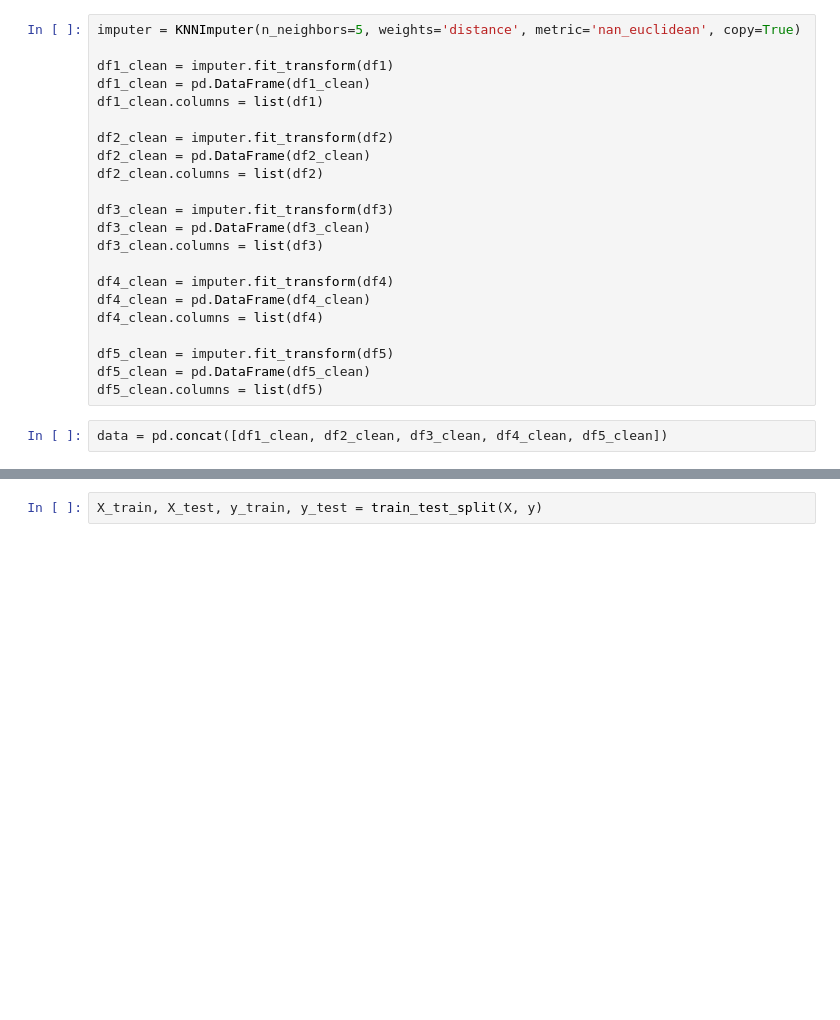
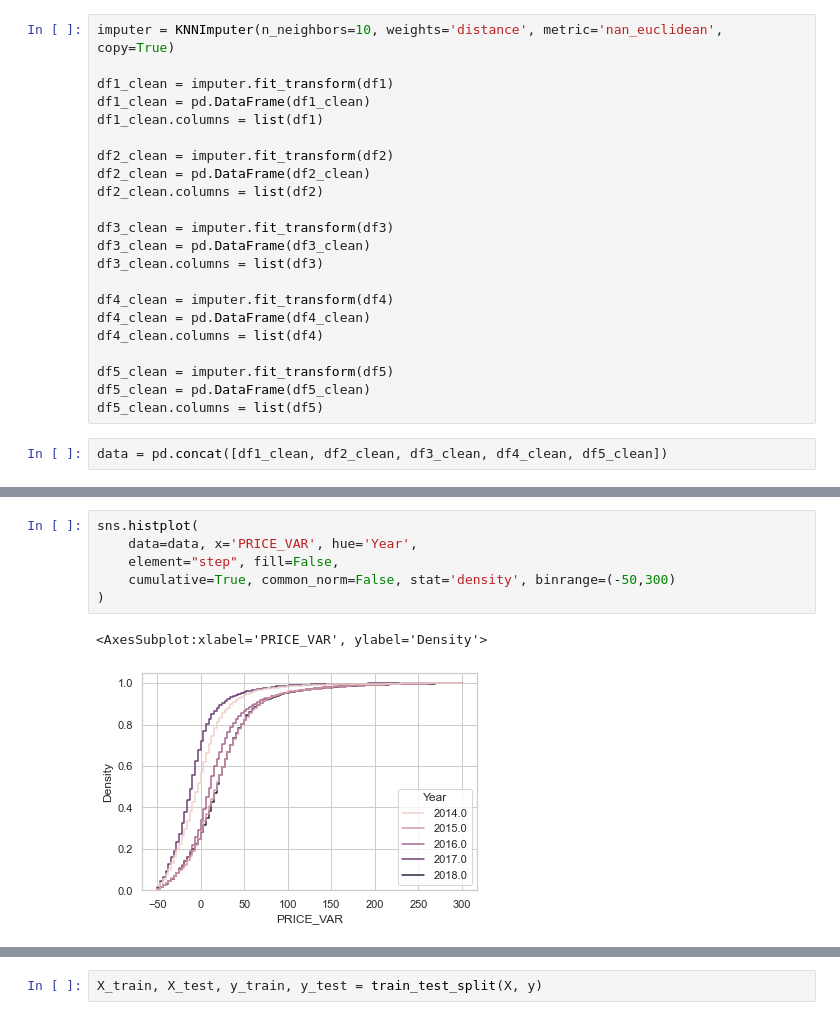
Before and after one commit to gfting/MATH-3660-final-proj, a Jupyter notebook: main.ipynb, the cells around one changed output, grey strips where cells are left out. Cells and saved outputs as stored; diff of their text form; blank space fills up the shorter version.

```diff
--- a/main.ipynb
+++ b/main.ipynb
@@ -76,7 +81,7 @@ spy2019 = spy.loc[['2019-01-01','2020-01-01']]['Open']
 spy2019change = ((spy2019[1] - spy2019[0]) / spy2019[0]) * 100
 df5['Beat Spy'] = df5.apply(lambda row: better_than_spy(row, spy2019change), axis=1)
 # %%
-imputer = KNNImputer(n_neighbors=5, weights='distance', metric='nan_euclidean', copy=True)
+imputer = KNNImputer(n_neighbors=10, weights='distance', metric='nan_euclidean', copy=True)
 
 df1_clean = imputer.fit_transform(df1)
 df1_clean = pd.DataFrame(df1_clean)
@@ -113,0 +118,9 @@ display(data_info)
+# %%
+sns.histplot(
+    data=data, x='PRICE_VAR', hue='Year',
+    element="step", fill=False,
+    cumulative=True, common_norm=False, stat='density', binrange=(-50,300)
+)
+# %% [output]
+<AxesSubplot:xlabel='PRICE_VAR', ylabel='Density'>
+[figure, added]
```
Also changed, not shown: parts of 11 cells of this notebook.
